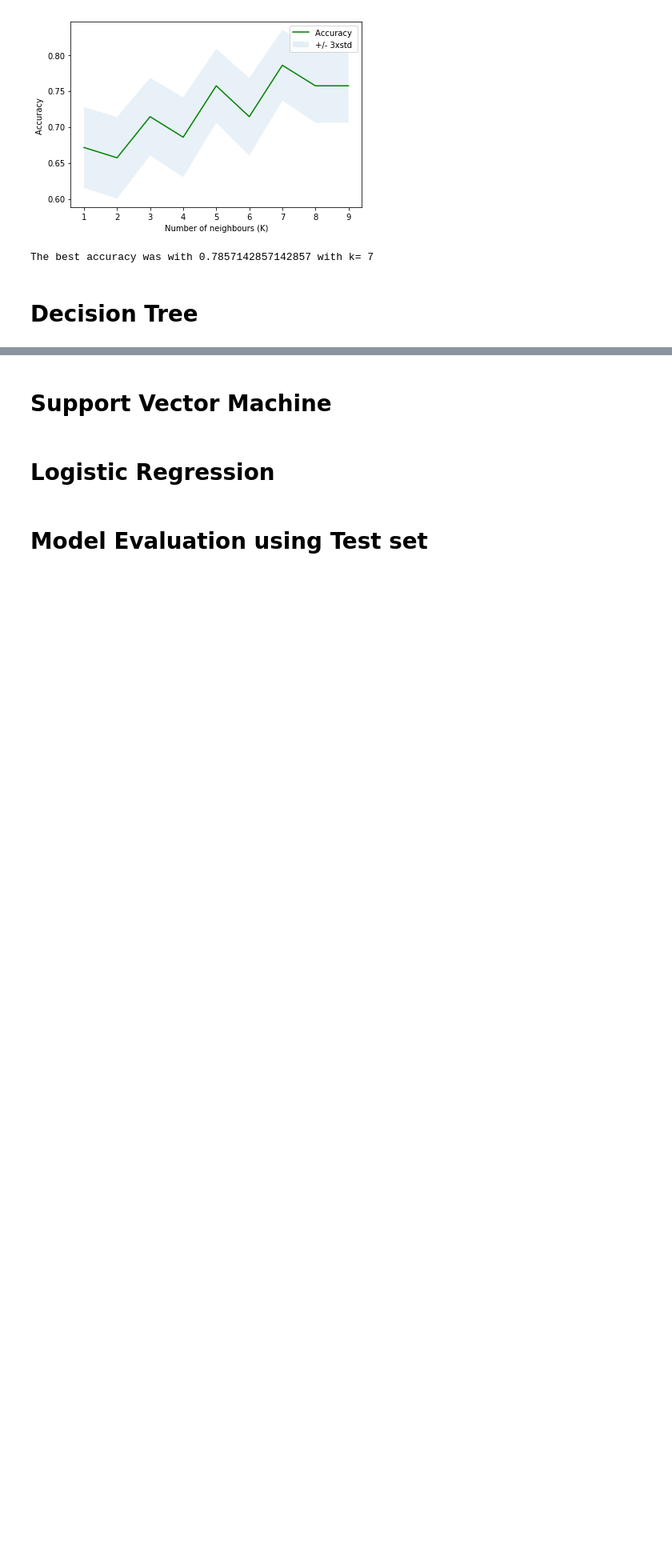
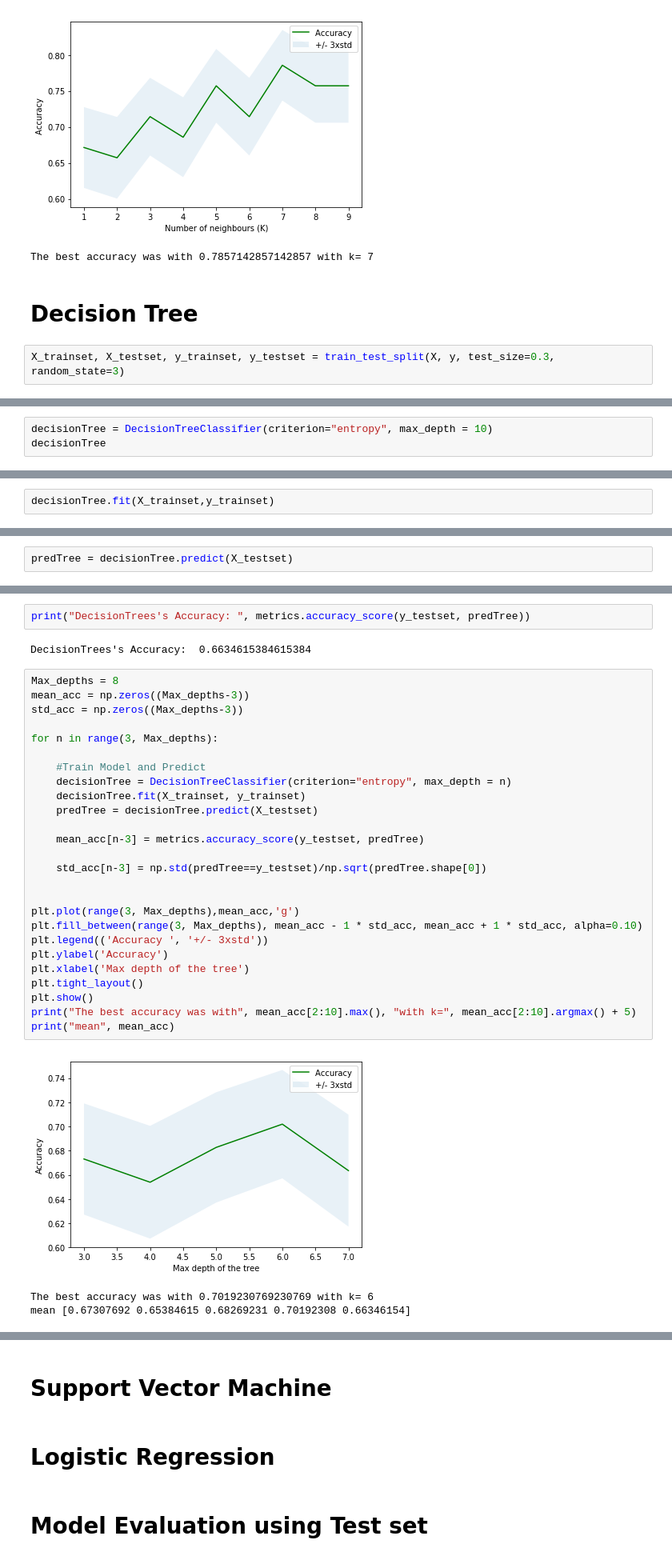
Before and after one commit to medas/loan-application-classifier, a Jupyter notebook: Machine Learning with Python - final assignment.ipynb, the cells around one changed output, grey strips where cells are left out. Shown: that part at 80% size. Cells and saved outputs as stored; diff of their text form; blank space fills up the shorter version.

Commit message:
added  the Decision Tree model

```diff
--- a/Machine Learning with Python - final assignment.ipynb
+++ b/Machine Learning with Python - final assignment.ipynb
@@ -345,3 +345,5 @@ print( "The best accuracy was with", mean_acc.max(), "with k=", mean_acc.argmax(
 The best accuracy was with 0.7857142857142857 with k= 7
 # %% [markdown]
 # Decision Tree
+# %%
+X_trainset, X_testset, y_trainset, y_testset = train_test_split(X, y, test_size=0.3, random_state=3)
@@ -347,0 +352,3 @@ The best accuracy was with 0.7857142857142857 with k= 7
+# %%
+decisionTree = DecisionTreeClassifier(criterion="entropy", max_depth = 10)
+decisionTree
@@ -347,0 +362,2 @@ The best accuracy was with 0.7857142857142857 with k= 7
+# %%
+decisionTree.fit(X_trainset,y_trainset)
@@ -347,0 +371,2 @@ The best accuracy was with 0.7857142857142857 with k= 7
+# %%
+predTree = decisionTree.predict(X_testset)
@@ -347,0 +379,34 @@ The best accuracy was with 0.7857142857142857 with k= 7
+# %%
+print("DecisionTrees's Accuracy: ", metrics.accuracy_score(y_testset, predTree))
+# %% [output]
+DecisionTrees's Accuracy:  0.6634615384615384
+# %%
+Max_depths = 8
+mean_acc = np.zeros((Max_depths-3))
+std_acc = np.zeros((Max_depths-3))
+
+for n in range(3, Max_depths):
+
+    #Train Model and Predict
+    decisionTree = DecisionTreeClassifier(criterion="entropy", max_depth = n)
+    decisionTree.fit(X_trainset, y_trainset)
+    predTree = decisionTree.predict(X_testset)
+
+    mean_acc[n-3] = metrics.accuracy_score(y_testset, predTree)
+
+    std_acc[n-3] = np.std(predTree==y_testset)/np.sqrt(predTree.shape[0])
+
+
+plt.plot(range(3, Max_depths),mean_acc,'g')
+plt.fill_between(range(3, Max_depths), mean_acc - 1 * std_acc, mean_acc + 1 * std_acc, alpha=0.10)
+plt.legend(('Accuracy ', '+/- 3xstd'))
+plt.ylabel('Accuracy')
+plt.xlabel('Max depth of the tree')
+plt.tight_layout()
+plt.show()
+print("The best accuracy was with", mean_acc[2:10].max(), "with k=", mean_acc[2:10].argmax() + 5)
+print("mean", mean_acc)
+# %% [output]
+[figure, added]
+The best accuracy was with 0.7019230769230769 with k= 6
+mean [0.67307692 0.65384615 0.68269231 0.70192308 0.66346154]
```
Also changed, not shown: parts of 8 cells of this notebook.
